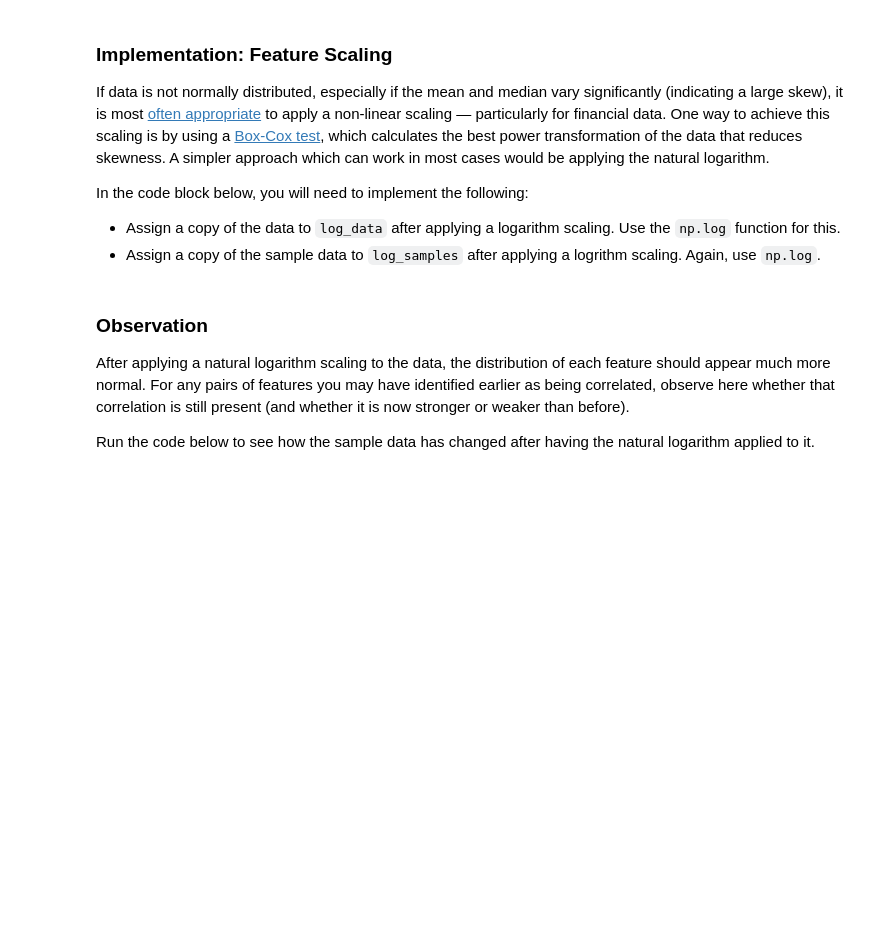
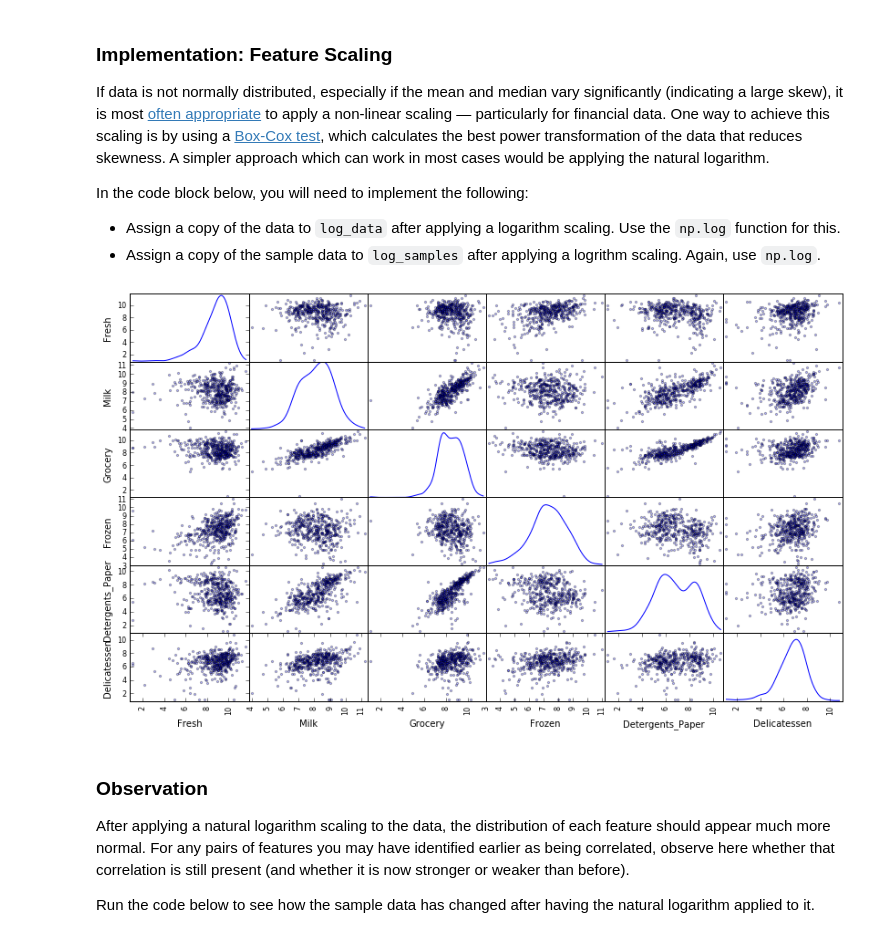
Before and after one commit to nudigamma/machine-learning-projects, a Jupyter notebook: projects/creating_customer_segments/customer_segments.ipynb, the cells around one changed output. Drawn from its saved outputs; the diff is of its cells as text; code cells hidden in the pictures; blank space fills up the shorter version.

```diff
--- a/projects/creating_customer_segments/customer_segments.ipynb
+++ b/projects/creating_customer_segments/customer_segments.ipynb
@@ -131,13 +178,16 @@ In the code block below, you will need to implement the following:
  - Assign a copy of the sample data to `log_samples` after applying a logrithm scaling. Again, use `np.log`.
 # %%
 # TODO: Scale the data using the natural logarithm
-log_data = None
+np.log(data)
+log_data = np.log(data.copy())
 
 # TODO: Scale the sample data using the natural logarithm
 log_samples = None
 
 # Produce a scatter matrix for each pair of newly-transformed features
 pd.scatter_matrix(log_data, alpha = 0.3, figsize = (14,8), diagonal = 'kde');
+# %% [output]
+[figure, added]
 # %% [markdown]
 ### Observation
 After applying a natural logarithm scaling to the data, the distribution of each feature should appear much more normal. For any pairs of features you may have identified earlier as being correlated, observe here whether that correlation is still present (and whether it is now stronger or weaker than before).
```
Also changed, not shown: parts of 9 cells of this notebook.
